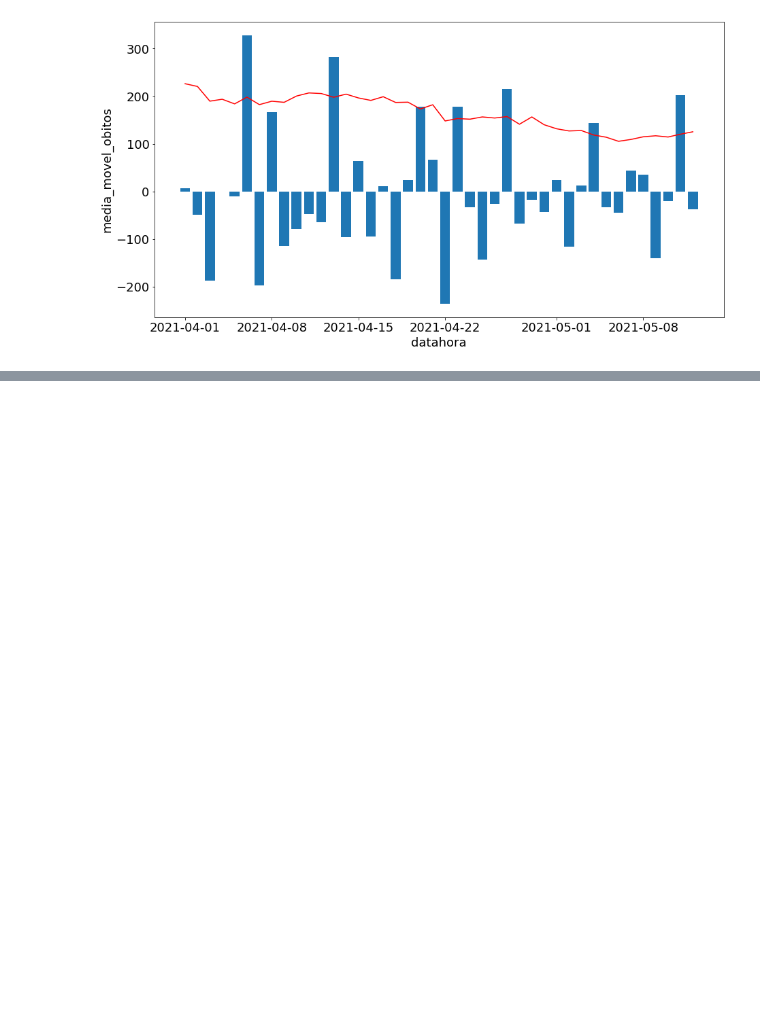
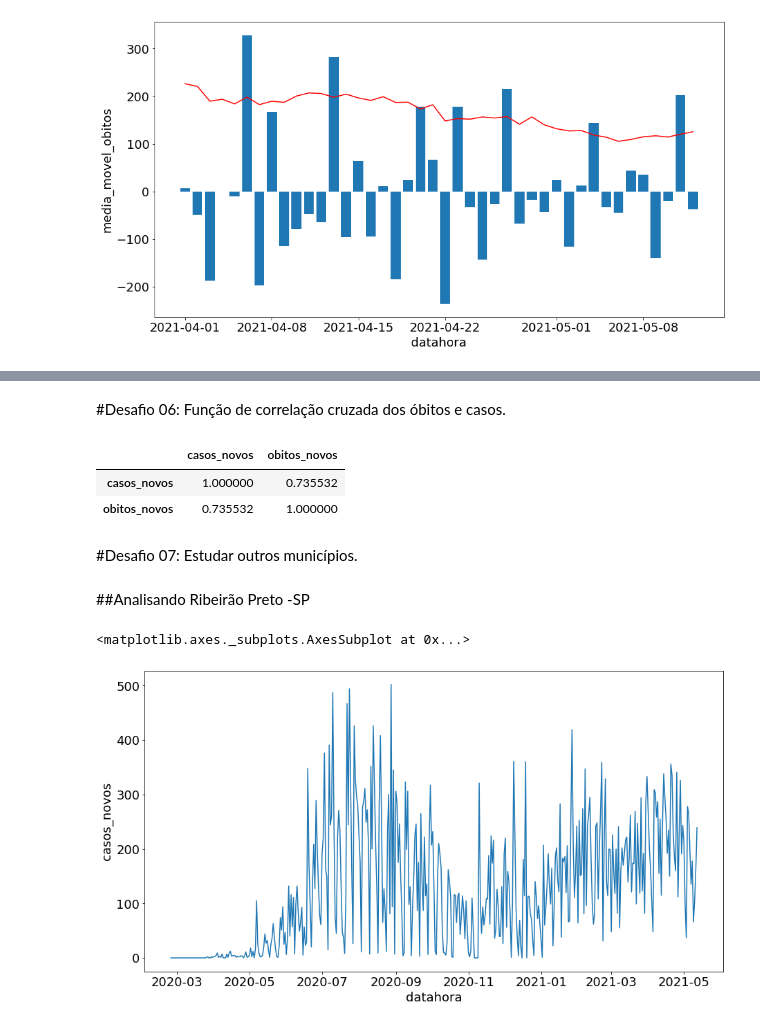
Before and after one commit to laugustovieira/prophet_covid, a Jupyter notebook: Desafio_modulo03_aula01.ipynb, the cells around one changed output, grey strips where cells are left out. Saved outputs shown, nothing was run; the diff lists cells and outputs as text; code cells hidden in the pictures; blank space fills up the shorter version.

```diff
--- a/Desafio_modulo03_aula01.ipynb
+++ b/Desafio_modulo03_aula01.ipynb
@@ -141,0 +175,17 @@ sns.lineplot(x='datahora', y='media_movel_obitos', data = dados_periodo2021, col
+# %% [markdown]
+#Desafio 06: Função de correlação cruzada dos óbitos e casos.
+# %%
+dados_sp[['casos_novos', 'obitos_novos']].corr()
+# %% [output]
+|  | casos_novos | obitos_novos |
+| casos_novos | 1.000000 | 0.735532 |
+| obitos_novos | 0.735532 | 1.000000 |
+# %% [markdown]
+#Desafio 07: Estudar outros municípios.
+# %% [markdown]
+##Analisando Ribeirão Preto -SP
+# %%
+sns.lineplot(x= "datahora", y="casos_novos", data = dados_rp)
+# %% [output]
+<matplotlib.axes._subplots.AxesSubplot at 0x...>
+[figure, added]
```
Also changed, not shown: parts of 26 cells of this notebook.
